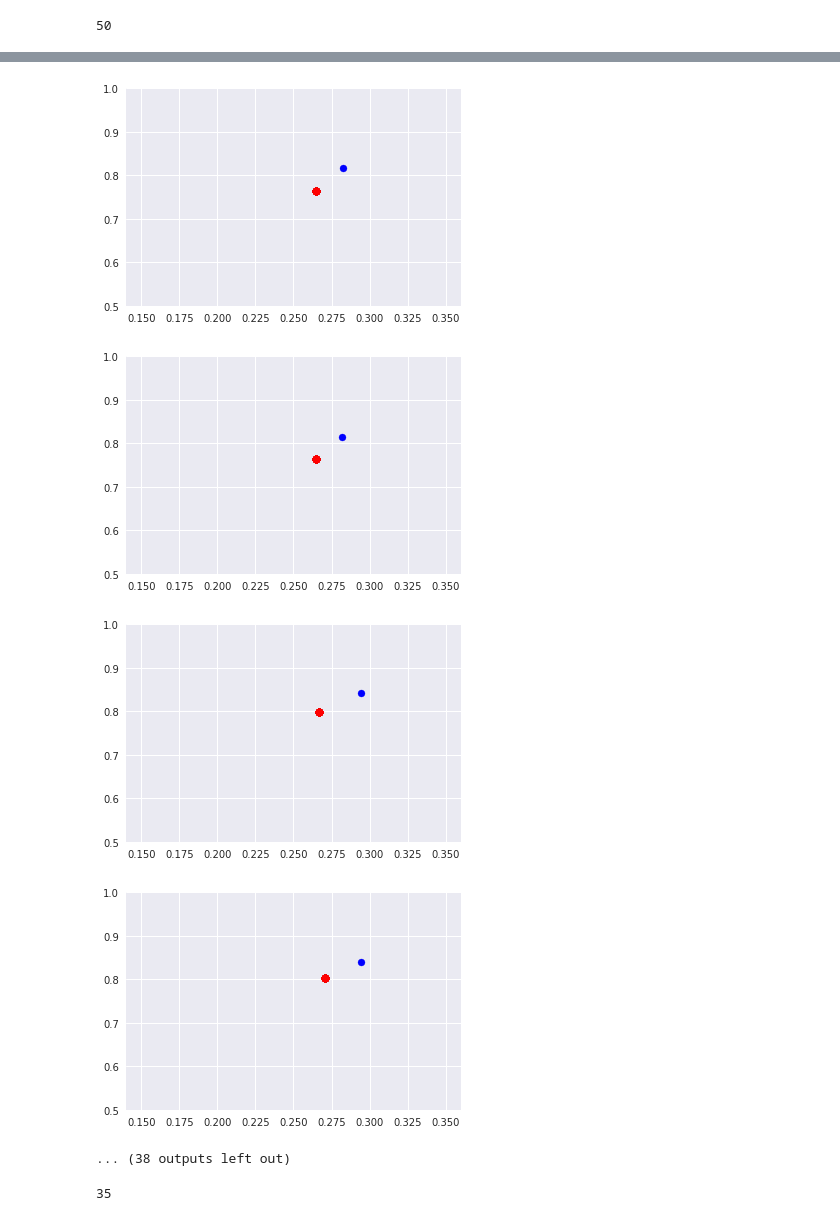
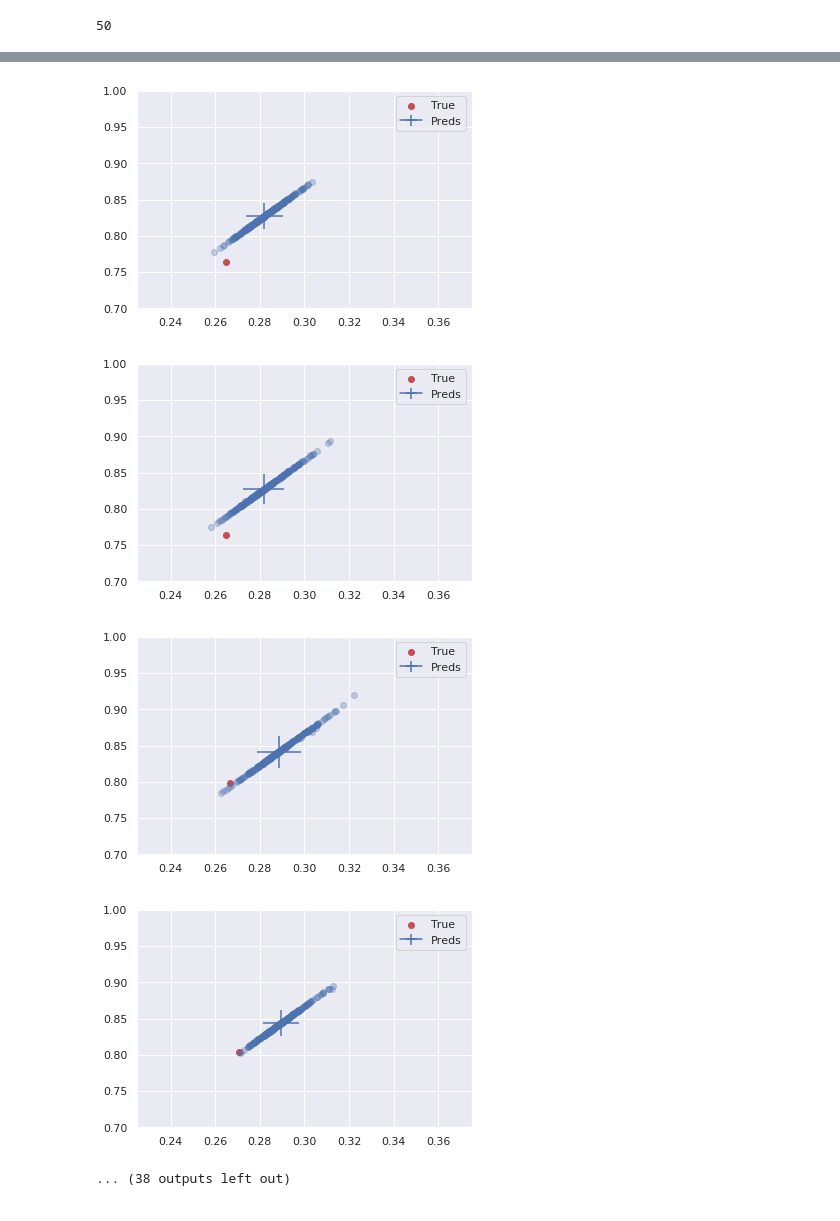
Before and after one commit to mclaughlin6464/uatu, a Jupyter notebook: notebooks/Visualize Tests.ipynb, the cells around one changed output, grey strips where cells are left out. Drawn from its saved outputs; the diff is of its cells as text; code cells hidden in the pictures.

```diff
--- a/notebooks/Visualize Tests.ipynb
+++ b/notebooks/Visualize Tests.ipynb
@@ -8,7 +8,8 @@ from matplotlib import pyplot as plt
 import seaborn as sns
 sns.set()
 # %%
-fname = '/home/sean/Git/uatu/data/snd4.samples.hdf5'
+#fname = '/home/sean/Git/uatu/data/snd4.samples.hdf5'
+fname = '/scratch/users/swmclau2/UatuLightconeTest/UatuLightconePreds.hdf5'
 # %%
 f = h5py.File(fname, 'r')
 # %%
@@ -20,20 +19,31 @@ len(f.keys())
+# %%
+cosmo_preds = np.zeros((len(f.keys()), 4))
+cosmo_true = np.zeros((len(f.keys()), 2))
 # %%
-for true_val in f.keys():
+for cosmo_idx, true_val in enumerate(f.keys()):
     tvs = true_val.split('_')
 
     true_vals = np.array((float(tvs[1]), float(tvs[3]) )).reshape((1,2))
-    preds = np.zeros((81, 2))
+    preds = np.zeros((289, 2))
     #continue
     #print true_val
     for idx, map in enumerate(f[key_func(true_vals)]):
         #print f[key_func(true_vals)][map].value.shape
         preds[idx,:] =  f[key_func(true_vals)][map].value
         #pass
+        if idx == 0:
+            cosmo_true[cosmo_idx] = true_vals[0, :]
+            plt.scatter(true_vals[0,0], true_vals[0,1], color = 'r', label = 'True')
+    #print preds.mean(axis = 0)
+    plt.scatter(preds[:,0], preds[:,1], color = 'b', alpha = 0.3)
 
-        plt.scatter(true_vals[0,0], true_vals[0,1], color = 'r', label = 'True')
-    #print preds.mean(axis = 0)
-    plt.scatter(preds[:,0].mean(), preds[:,1].mean(), color = 'b', label = 'Preds')
-    plt.xlim([0.14, 0.36])
-    plt.ylim([0.5, 1.0])
+    plt.errorbar(preds[:,0].mean(), preds[:,1].mean(), yerr = preds[:,1].std(), xerr=preds[:,0].std(), color = 'b', label = 'Preds')
+
+    cosmo_preds[cosmo_idx, :2] = preds.mean(axis = 0)
+    cosmo_preds[cosmo_idx,2:] = preds.std(axis =0)
+
+    plt.legend(loc='best')
+    plt.xlim([0.225, 0.375])
+    plt.ylim([0.7, 1.0])
     plt.show()
 # %% [output]
@@ -48,7 +58,7 @@ for true_val in f.keys():
-[figure, old version]
+[figure, new version]
-[figure, old version]
+[figure, new version]
-[figure, old version]
+[figure, new version]
-[figure, old version]
+[figure, new version]
 ... (38 outputs left out)
 # %%
 f.close()
@@ -69,4 +64,0 @@ for x_np, y_np in test_dset:
-# %%
-print len(unique_y)
-# %% [output]
-35
```
Also changed, not shown: parts of 9 cells of this notebook, 3 other files.
